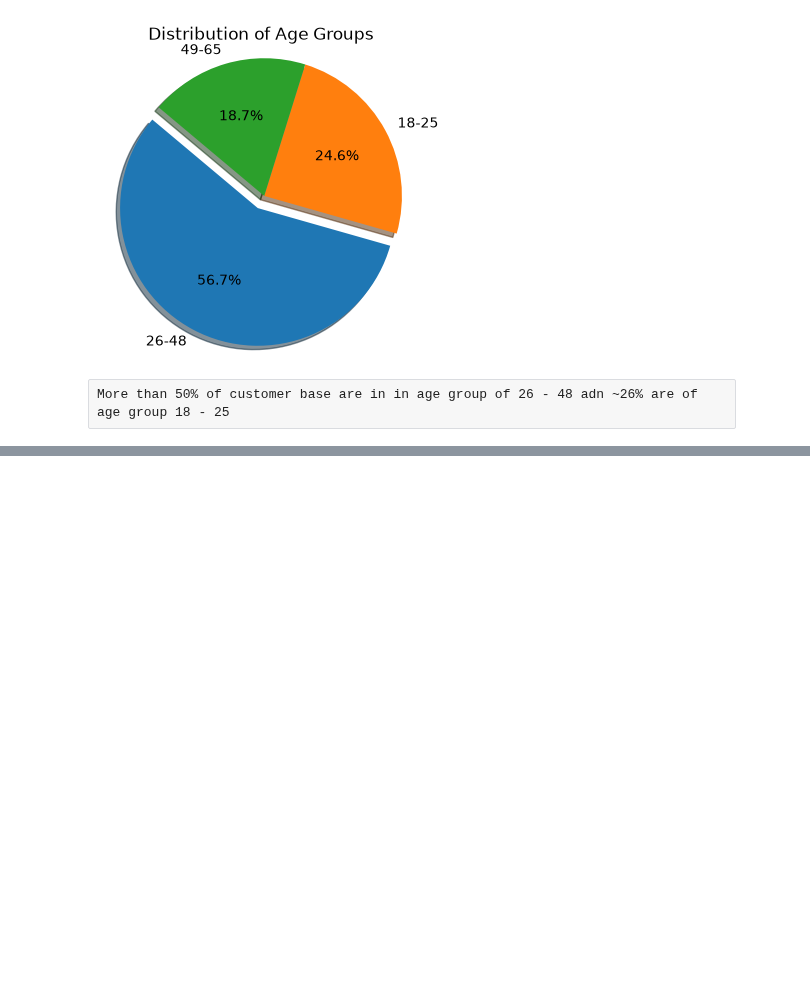
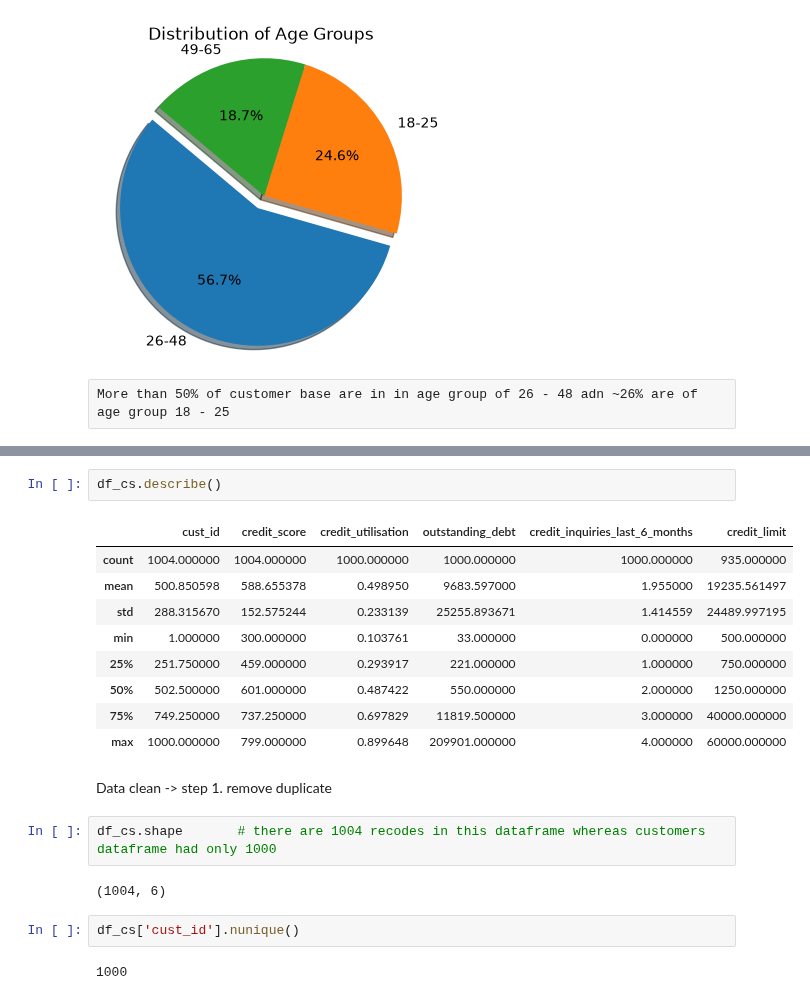
Before and after one commit to Sanjeev20240/Credit-card-analysis, a Jupyter notebook: phase_01_.ipynb, the cells around one changed output, grey strips where cells are left out. Saved outputs shown, nothing was run; the diff lists cells and outputs as text; blank space fills up the shorter version.

```diff
--- a/phase_01_.ipynb
+++ b/phase_01_.ipynb
@@ -430,0 +422,22 @@ More than 50% of customer base are in in age group of 26 - 48 adn ~26% are of ag
+# %%
+df_cs.describe()
+# %% [output]
+|  | cust_id | credit_score | credit_utilisation | outstanding_debt | credit_inquiries_last_6_months | credit_limit |
+| count | 1004.000000 | 1004.000000 | 1000.000000 | 1000.000000 | 1000.000000 | 935.000000 |
+| mean | 500.850598 | 588.655378 | 0.498950 | 9683.597000 | 1.955000 | 19235.561497 |
+| std | 288.315670 | 152.575244 | 0.233139 | 25255.893671 | 1.414559 | 24489.997195 |
+| min | 1.000000 | 300.000000 | 0.103761 | 33.000000 | 0.000000 | 500.000000 |
+| 25% | 251.750000 | 459.000000 | 0.293917 | 221.000000 | 1.000000 | 750.000000 |
+| 50% | 502.500000 | 601.000000 | 0.487422 | 550.000000 | 2.000000 | 1250.000000 |
+| 75% | 749.250000 | 737.250000 | 0.697829 | 11819.500000 | 3.000000 | 40000.000000 |
+| max | 1000.000000 | 799.000000 | 0.899648 | 209901.000000 | 4.000000 | 60000.000000 |
+# %% [markdown]
+Data clean -> step 1. remove duplicate
+# %%
+df_cs.shape       # there are 1004 recodes in this dataframe whereas customers dataframe had only 1000
+# %% [output]
+(1004, 6)
+# %%
+df_cs['cust_id'].nunique()
+# %% [output]
+1000
```
Also changed, not shown: parts of 27 cells of this notebook, 2 other files.
